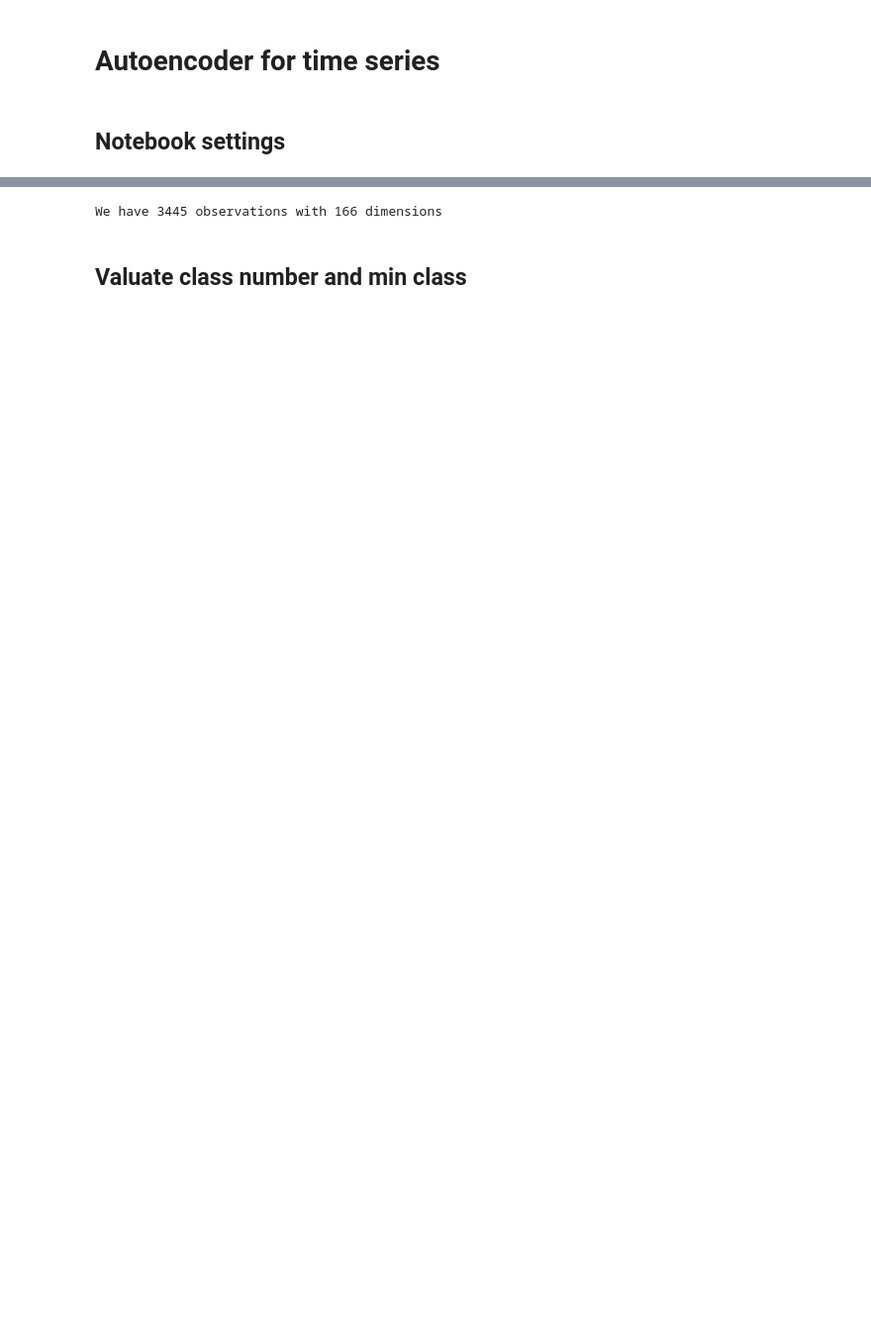
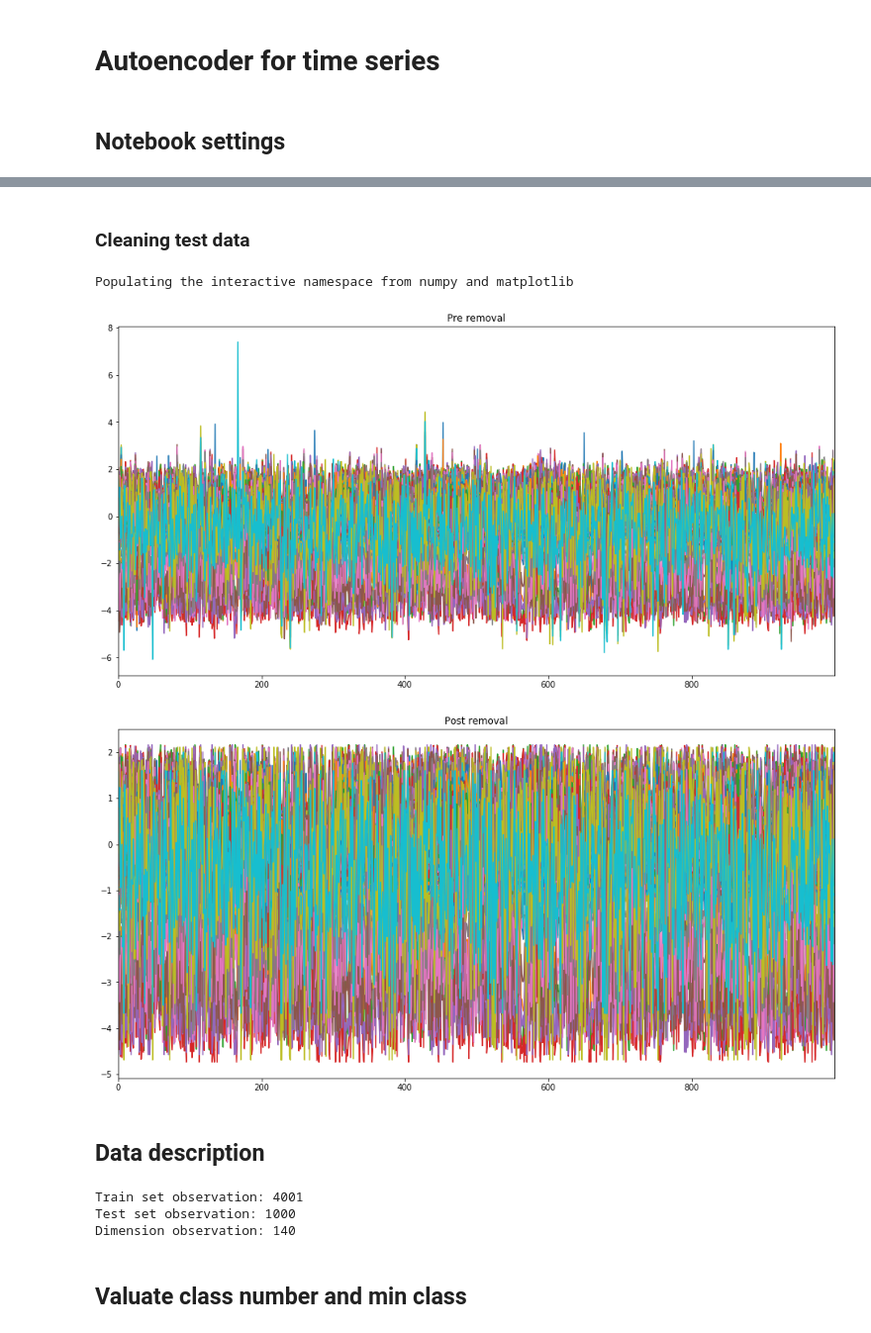
Before and after one commit to Flavio-96/K-AE-for-Time-Series, a Jupyter notebook: jupyter/Autoencoder_for_time_series.ipynb, the cells around one changed output, grey strips where cells are left out. Shown at 99% size. Drawn from its saved outputs; the diff is of its cells as text; code cells hidden in the pictures; blank space fills up the shorter version.

```diff
--- a/jupyter/Autoencoder_for_time_series.ipynb
+++ b/jupyter/Autoencoder_for_time_series.ipynb
@@ -64,11 +61,31 @@ dropout = 0.8 # Dropout rate
+# %% [markdown]
+### Cleaning test data
+# %%
+%pylab inline
+pylab.rcParams['figure.figsize'] = (16, 8)
+
+df = pd.DataFrame(dataTest)
+pd.DataFrame(dataTest).plot(legend=False, title="Pre removal");
+dataTest = outlier_annihilation(df)
+pd.DataFrame(dataTest).plot(legend=False, title="Post removal");
+# %% [output]
+Populating the interactive namespace from numpy and matplotlib
+[figure, added]
+[figure, added]
+# %% [markdown]
+## Data description
 # %%
 N = dataTrain.shape[0]
 Nval = dataTest.shape[0]
 D = dataTrain.shape[1]
-config['sl'] = sl = D  # sequence length
-print('We have %s observations with %s dimensions' % (N+1, D))
+sl = D  # Time series sequence length
+print('Train set observation: %s ' % (N+1))
+print('Test set observation: %s ' % (Nval))
+print('Dimension observation: %s ' % (D))
 # %% [output]
-We have 3445 observations with 166 dimensions
+Train set observation: 4001
+Test set observation: 1000
+Dimension observation: 140
 # %% [markdown]
 ## Valuate class number and min class
 # %%
```
Also changed, not shown: parts of 39 cells of this notebook.
